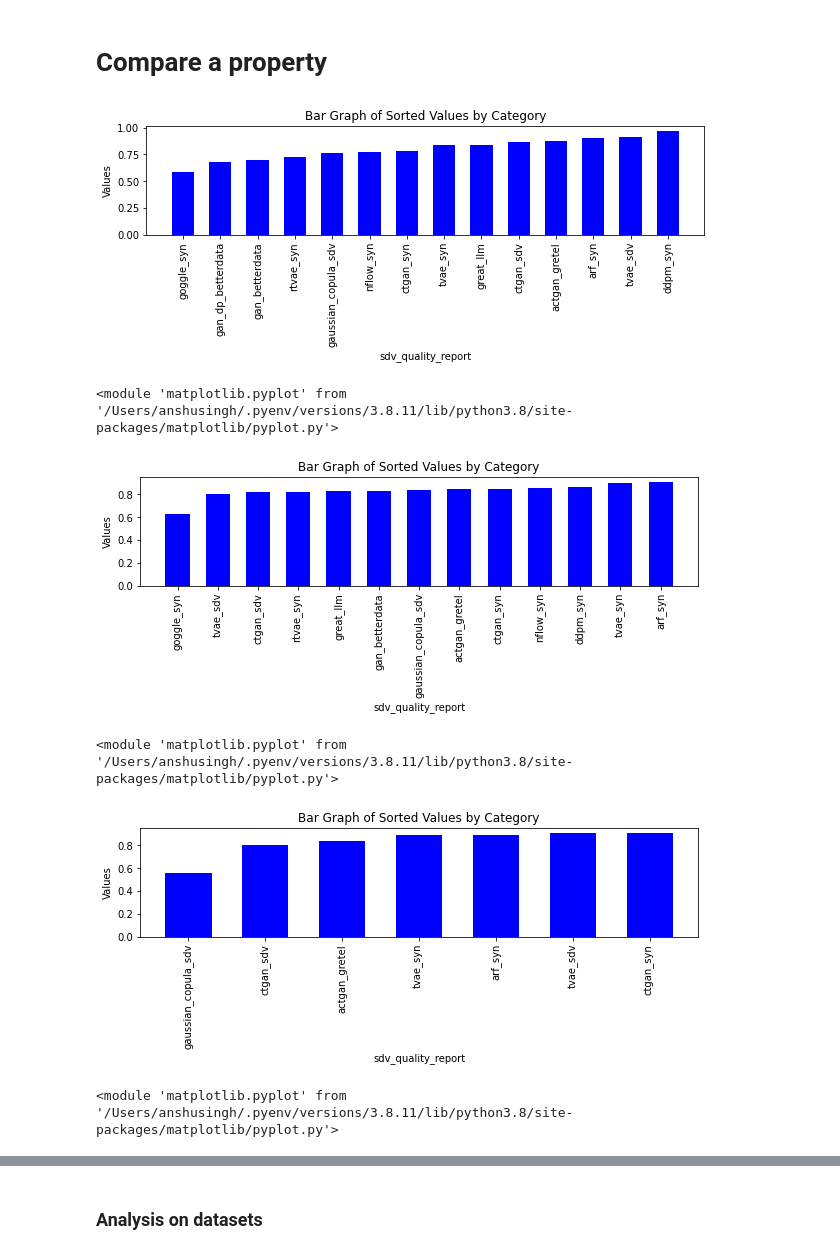
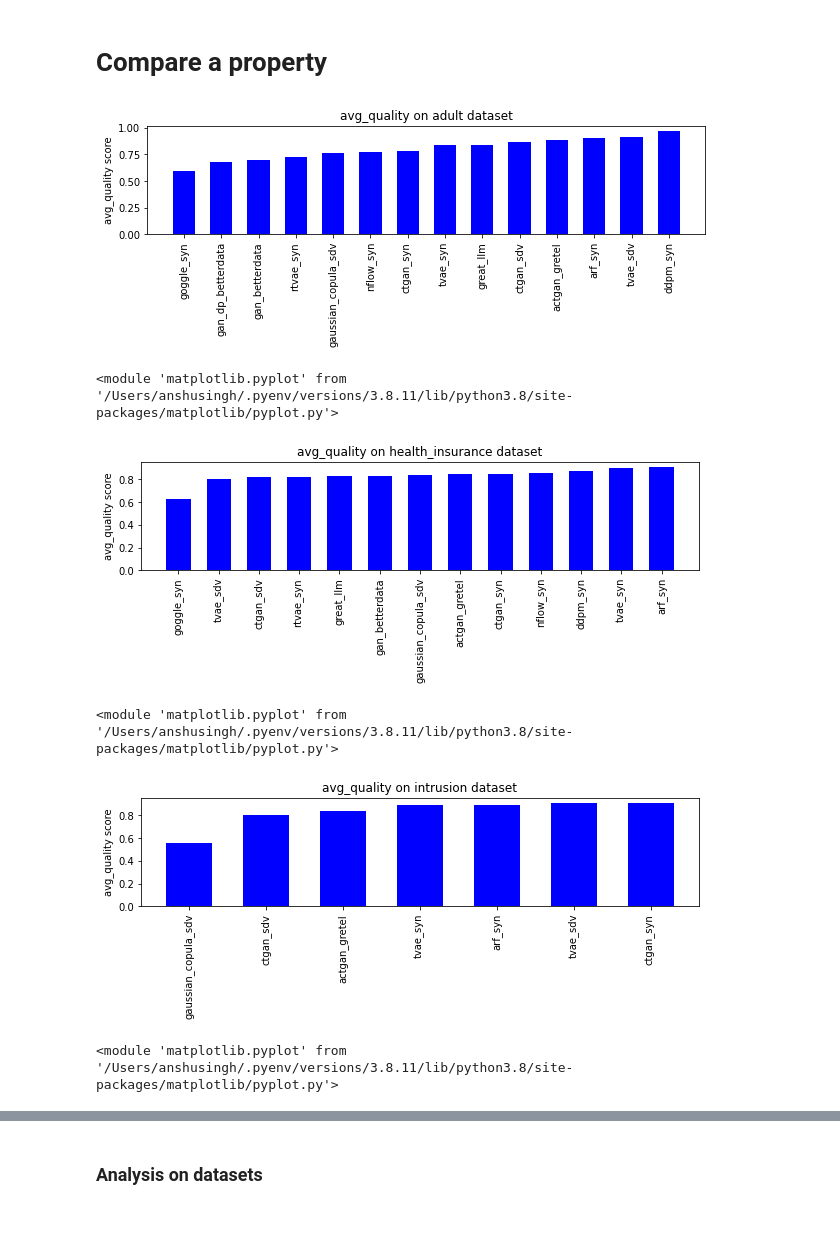
Before and after one commit to dsaidgovsg/benchmarking-synthetic-data-generators, a Jupyter notebook: notebooks/final_models_benchmarking.ipynb, the cells around one changed output, grey strips where cells are left out. Drawn from its saved outputs; the diff is of its cells as text; code cells hidden in the pictures; blank space fills up the shorter version.

```diff
--- a/notebooks/final_models_benchmarking.ipynb
+++ b/notebooks/final_models_benchmarking.ipynb
@@ -482,7 +482,7 @@ tabular_ml_reg_df
 # %%
 # merge dataframes
 all_df = pd.DataFrame()
-for df in [std_tabular_df, tabular_impute_df, hpo_df, seq_df]:
+for df in [std_tabular_df, tabular_impute_df, hpo_df]:
     all_df = pd.concat([all_df, df], ignore_index=True)
 
 # std_tabular_df
@@ -494,3 +494,4 @@ for df in [std_tabular_df, tabular_impute_df, hpo_df, seq_df]:
 
 # tabular_ml_reg_df
 # tabular_ml_cls_df
+all_df
@@ -659,4 +679,9 @@ subset
 # %%
 subset = all_df[(all_df["dataset"] == "drugs") & (all_df["model"] == "ctgan_sdv") & ~(all_df['case'].str.contains('only_'))]
-subset
+subset = subset.drop('missing_cov', axis=1)
+subset = subset.drop('new_rows', axis=1)
+subset = subset.drop('contin_sim', axis=1)
+subset = subset.drop('avg_quality', axis=1)
+
+get_styled_df(subset, skip_cols, min_cols)
 # %% [output]
@@ -669,40 +694,43 @@ subset
 # %% [markdown]
 ### Benchmarking models on a metric
 # %%
-eval_metric = "sdv_quality_report"
+eval_metric = "avg_quality"
 # %% [markdown]
 # Compare a property
 # %%
-def plot_bar(subset, col_name='sdv_quality_report'):
-    subset = subset.sort_values(by=col_name)
+def plot_bar(subset, exp_dataset, eval_metric='avg_quality'):
+    subset = subset.sort_values(by=eval_metric)
 
     # Plotting the bar graph
     plt.figure(figsize=(10, 2))
-    plt.bar(subset['model'], subset[col_name], color='blue', width=0.6)  # Create a bar graph
-    plt.xlabel(col_name)  # Label for X-axis
-    plt.ylabel('Values')    # Label for Y-axis
+    plt.bar(subset['model'], subset[eval_metric], color='blue', width=0.6)  # Create a bar graph
+    plt.xlabel("")  # Label for X-axis
+    plt.ylabel(f"{eval_metric} score")    # Label for Y-axis
     plt.xticks(rotation=90)
-    plt.title('Bar Graph of Sorted Values by Category')  # Title of the graph
+    plt.title(f'{eval_metric} on {exp_dataset} dataset')  # Title of the graph
     plt.show()
 
     return plt
 # %%
-subset = all_df[(all_df["dataset"] == "adult") & (all_df["case"] == "tabular")]
+exp_dataset = "adult"
+subset = all_df[(all_df["dataset"] == exp_dataset) & (all_df["case"] == "tabular")]
 subset = subset[subset['outliers_cov'] != -99]
-plot_bar(subset, eval_metric)
+plot_bar(subset, exp_dataset, eval_metric)
 # %% [output]
-[figure, old version]
+[figure, new version]
 <module 'matplotlib.pyplot' from '/Users/anshusingh/.pyenv/versions/3.8.11/lib/python3.8/site-packages/matplotlib/pyplot.py'>
 # %%
-subset = all_df[(all_df["dataset"] == "health_insurance") & (all_df["case"] == "tabular")]
-plot_bar(subset, eval_metric)
+exp_dataset = "health_insurance"
+subset = all_df[(all_df["dataset"] == exp_dataset) & (all_df["case"] == "tabular")]
+plot_bar(subset, exp_dataset, eval_metric)
 # %% [output]
-[figure, old version]
+[figure, new version]
 <module 'matplotlib.pyplot' from '/Users/anshusingh/.pyenv/versions/3.8.11/lib/python3.8/site-packages/matplotlib/pyplot.py'>
 # %%
-subset = all_df[(all_df["dataset"] == "intrusion") & (all_df["case"] == "tabular")]
-plot_bar(subset, eval_metric)
+exp_dataset = "intrusion"
+subset = all_df[(all_df["dataset"] == exp_dataset) & (all_df["case"] == "tabular")]
+plot_bar(subset, exp_dataset, eval_metric)
 # %% [output]
-[figure, old version]
+[figure, new version]
 <module 'matplotlib.pyplot' from '/Users/anshusingh/.pyenv/versions/3.8.11/lib/python3.8/site-packages/matplotlib/pyplot.py'>
 # %%
```
Also changed, not shown: parts of 48 cells of this notebook, 6 other files.
